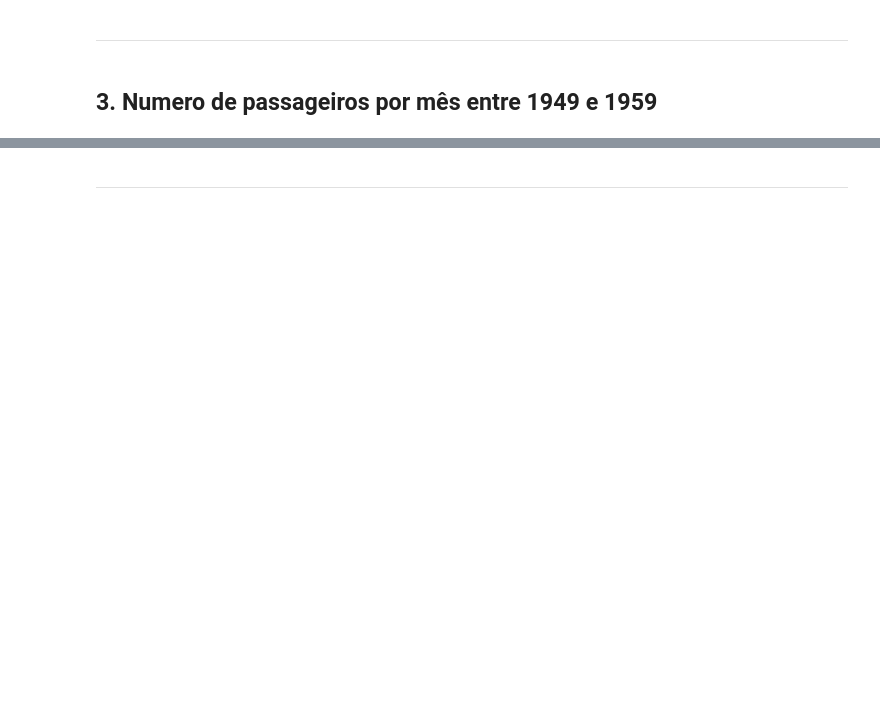
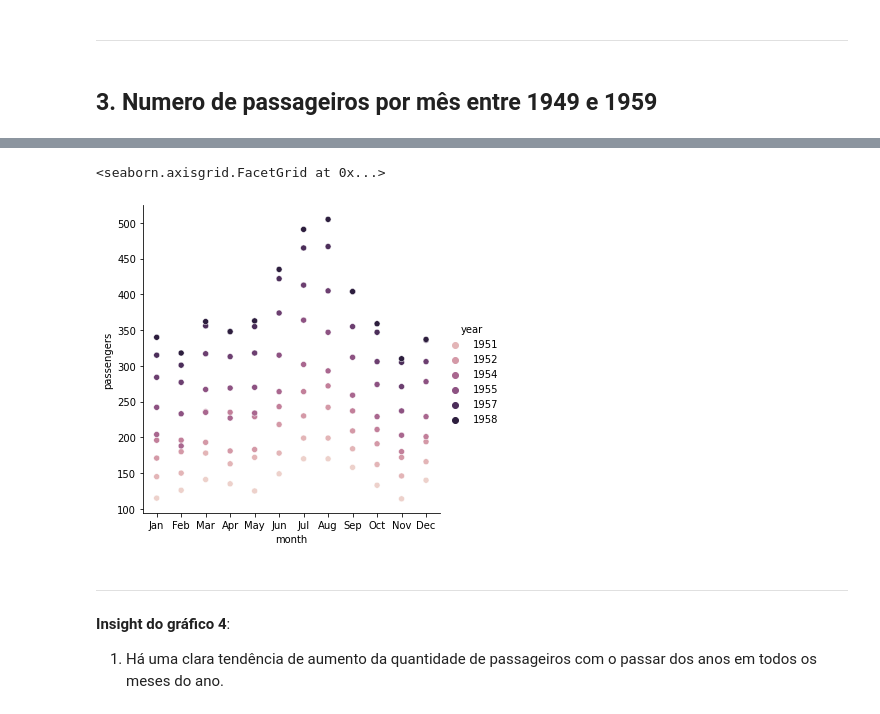
Before and after one commit to armando-nahmias/EBAC, a Jupyter notebook: AD/PAD_M14_Resposta.ipynb, the cells around one changed output, grey strips where cells are left out. Saved outputs shown, nothing was run; the diff lists cells and outputs as text; code cells hidden in the pictures; blank space fills up the shorter version.

```diff
--- a/AD/PAD_M14_Resposta.ipynb
+++ b/AD/PAD_M14_Resposta.ipynb
@@ -68,2 +129,14 @@ flights = ...
+# %%
+#resolvi fazer mais um gráfico pois fiquei em dúvida quanto ao melhor gráfico para representar as variáveis
+flights = data.query('year > 1949 & year < 1959')
+
+
+sns.relplot(data=flights,x="month", y="passengers", hue="year")
+# %% [output]
+<seaborn.axisgrid.FacetGrid at 0x...>
+[figure, added]
 # %% [markdown]
 ---
+# %% [markdown]
+**Insight do gráfico 4**:
+1. Há uma clara tendência de aumento da quantidade de passageiros com o passar dos anos em todos os meses do ano.
```
Also changed, not shown: parts of 17 cells of this notebook, 3 other files.
